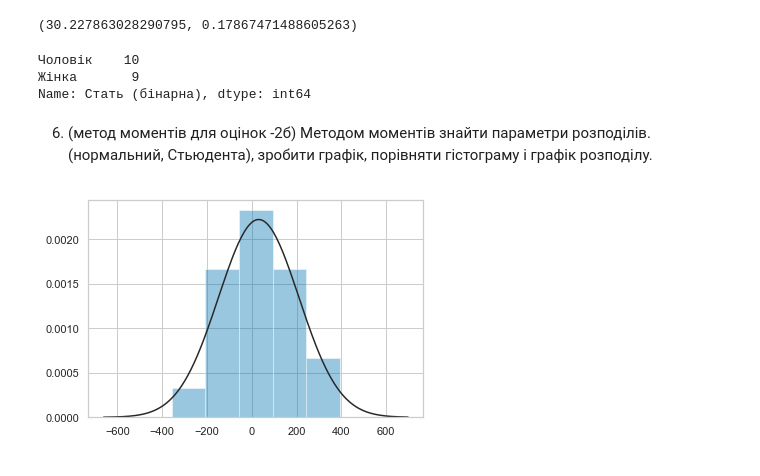
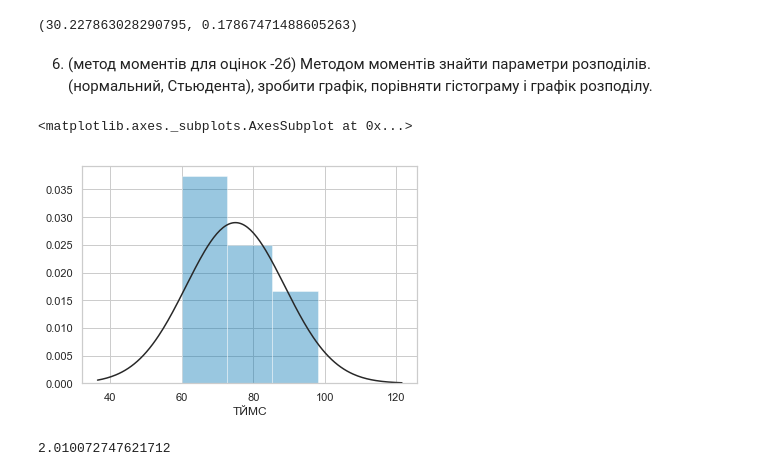
Before and after one commit to EddieKro/Data-Analysis, a Jupyter notebook: projects/poll/PM4_EDA.ipynb, the cells around one changed output. Saved outputs shown, nothing was run; the diff lists cells and outputs as text; code cells hidden in the pictures.

Commit message:
added parameters estimation for a method of moments

```diff
--- a/projects/poll/PM4_EDA.ipynb
+++ b/projects/poll/PM4_EDA.ipynb
@@ -338,8 +277,2 @@ sample_size_proportion(0.178,10/19),margin_of_error_proportion(30,10/19)
 # %% [output]
 (30.227863028290795, 0.17867471488605263)
-# %%
-data['Стать (бінарна)'].value_counts()
-# %% [output]
-Чоловік    10
-Жінка       9
-Name: Стать (бінарна), dtype: int64
@@ -350,7 +279,14 @@ n = (t*np.sqrt(p*q)/delta)**2
 # %% [markdown]
 6. (метод моментів для оцінок -2б) Методом моментів знайти параметри розподілів. (нормальний, Стьюдента), зробити графік, порівняти гістограму і графік розподілу.
 # %%
-mu, sigma = marks['ТЙМС'].mean(),marks['ТЙМС'].var()
-sns.distplot(np.random.normal(mu,sigma,20),fit=stats.norm,kde=False);
+mu, sigma = marks['ТЙМС'].mean(),marks['ТЙМС'].var()#params of normal distr
+sns.distplot(marks['ТЙМС'],fit=stats.norm,kde=False)
 # %% [output]
+<matplotlib.axes._subplots.AxesSubplot at 0x...>
-[figure, old version]
+[figure, new version]
+# %%
+def ddof(x):
+    return -2*x/(1-x)
+ddof(marks['ТЙМС'].var())#params of t dist
+# %% [output]
+2.010072747621712
```
Also changed, not shown: parts of 8 cells of this notebook, 1 other file.
